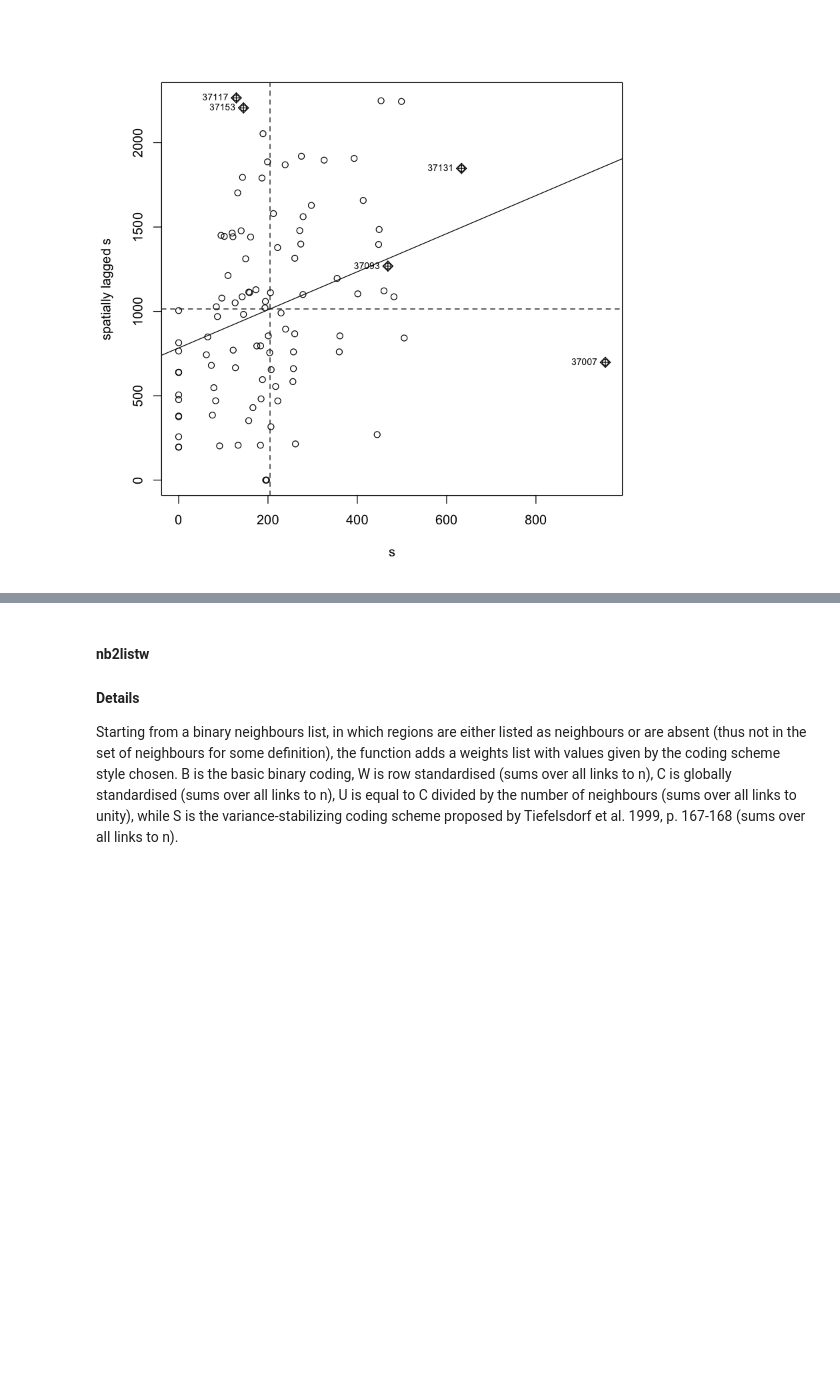
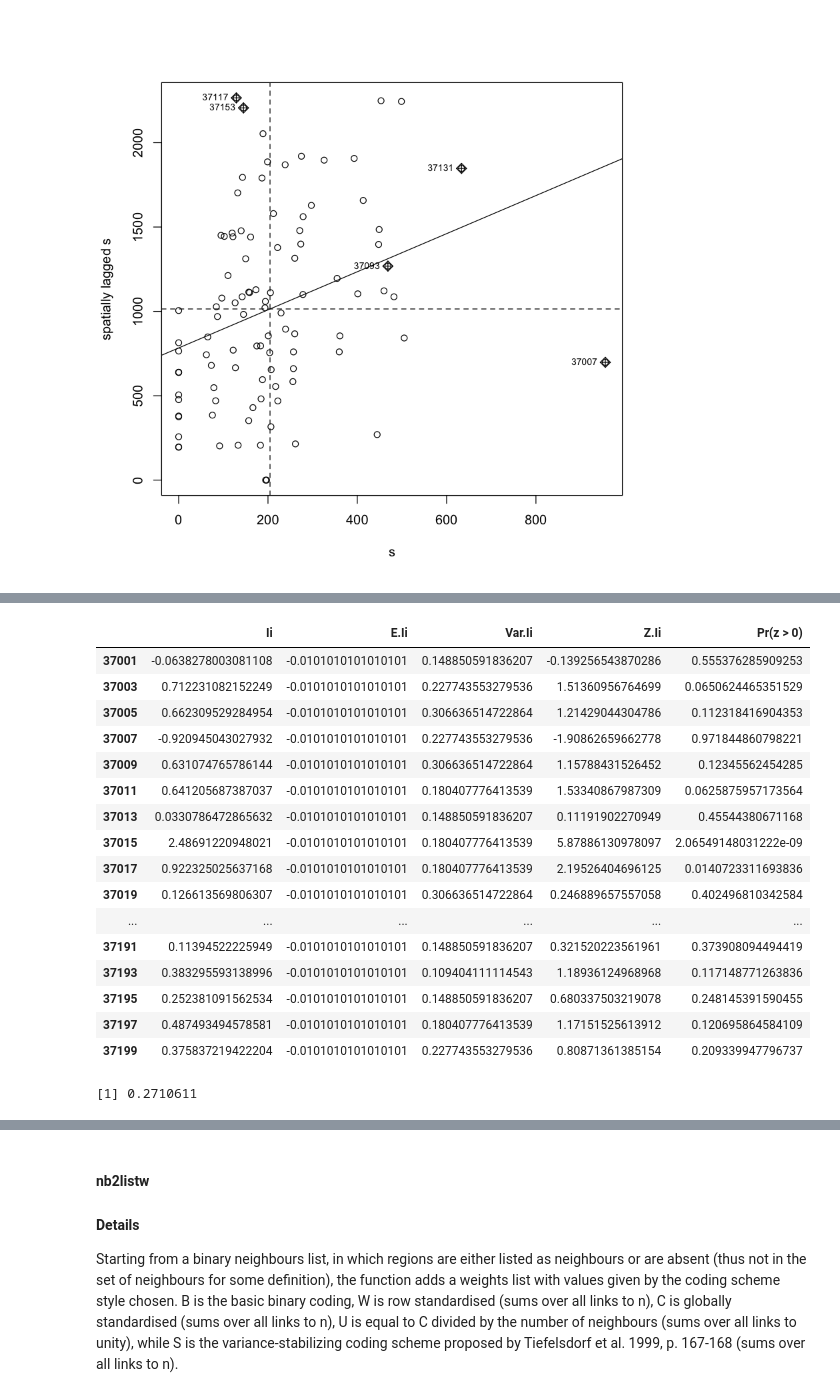
Before and after one commit to NlGG/SpatialStatistics, a Jupyter notebook: subzemi/1.ipynb, the cells around one changed output, grey strips where cells are left out. Drawn from its saved outputs; the diff is of its cells as text; code cells hidden in the pictures; blank space fills up the shorter version.

```diff
--- a/subzemi/1.ipynb
+++ b/subzemi/1.ipynb
@@ -129,3 +131,7 @@ alternative hypothesis: greater
 sample estimates:
 Moran I statistic       Expectation          Variance
       0.217763140      -0.010101010       0.005660983
+# %%
+library(spdep)
+s <- nc@data$SID74/nc@data$BIR74 * 1e+05
+moran.test(s, nb2listw(nc.knn.nb, style = "W"))
@@ -189,3 +207,6 @@ sum(Imo[,1]
 moran.plot(s, nb2listw(nc.nb, style = "B"))
 # %% [output]
 [figure]
+# %%
+Imo <- localmoran(s, nb2listw(nc.nb, style = "W"))
+head(Imo)
@@ -191,0 +221,24 @@ moran.plot(s, nb2listw(nc.nb, style = "B"))
+# %%
+Imo
+# %% [output]
+|  | Ii | E.Ii | Var.Ii | Z.Ii | Pr(z > 0) |
+| 37001 | -0.0638278003081108 | -0.0101010101010101 | 0.148850591836207 | -0.139256543870286 | 0.555376285909253 |
+| 37003 | 0.712231082152249 | -0.0101010101010101 | 0.227743553279536 | 1.51360956764699 | 0.0650624465351529 |
+| 37005 | 0.662309529284954 | -0.0101010101010101 | 0.306636514722864 | 1.21429044304786 | 0.112318416904353 |
+| 37007 | -0.920945043027932 | -0.0101010101010101 | 0.227743553279536 | -1.90862659662778 | 0.971844860798221 |
+| 37009 | 0.631074765786144 | -0.0101010101010101 | 0.306636514722864 | 1.15788431526452 | 0.12345562454285 |
+| 37011 | 0.641205687387037 | -0.0101010101010101 | 0.180407776413539 | 1.53340867987309 | 0.0625875957173564 |
+| 37013 | 0.0330786472865632 | -0.0101010101010101 | 0.148850591836207 | 0.11191902270949 | 0.45544380671168 |
+| 37015 | 2.48691220948021 | -0.0101010101010101 | 0.180407776413539 | 5.87886130978097 | 2.06549148031222e-09 |
+| 37017 | 0.922325025637168 | -0.0101010101010101 | 0.180407776413539 | 2.19526404696125 | 0.0140723311693836 |
+| 37019 | 0.126613569806307 | -0.0101010101010101 | 0.306636514722864 | 0.246889657557058 | 0.402496810342584 |
+| ... | ... | ... | ... | ... | ... |
+| 37191 | 0.11394522225949 | -0.0101010101010101 | 0.148850591836207 | 0.321520223561961 | 0.373908094494419 |
+| 37193 | 0.383295593138996 | -0.0101010101010101 | 0.109404111114543 | 1.18936124968968 | 0.117148771263836 |
+| 37195 | 0.252381091562534 | -0.0101010101010101 | 0.148850591836207 | 0.680337503219078 | 0.248145391590455 |
+| 37197 | 0.487493494578581 | -0.0101010101010101 | 0.180407776413539 | 1.17151525613912 | 0.120695864584109 |
+| 37199 | 0.375837219422204 | -0.0101010101010101 | 0.227743553279536 | 0.80871361385154 | 0.209339947796737 |
+# %%
+sum(Imo)/length(Imo)
+# %% [output]
+[1] 0.2710611
```
Also changed, not shown: parts of 12 cells of this notebook.
